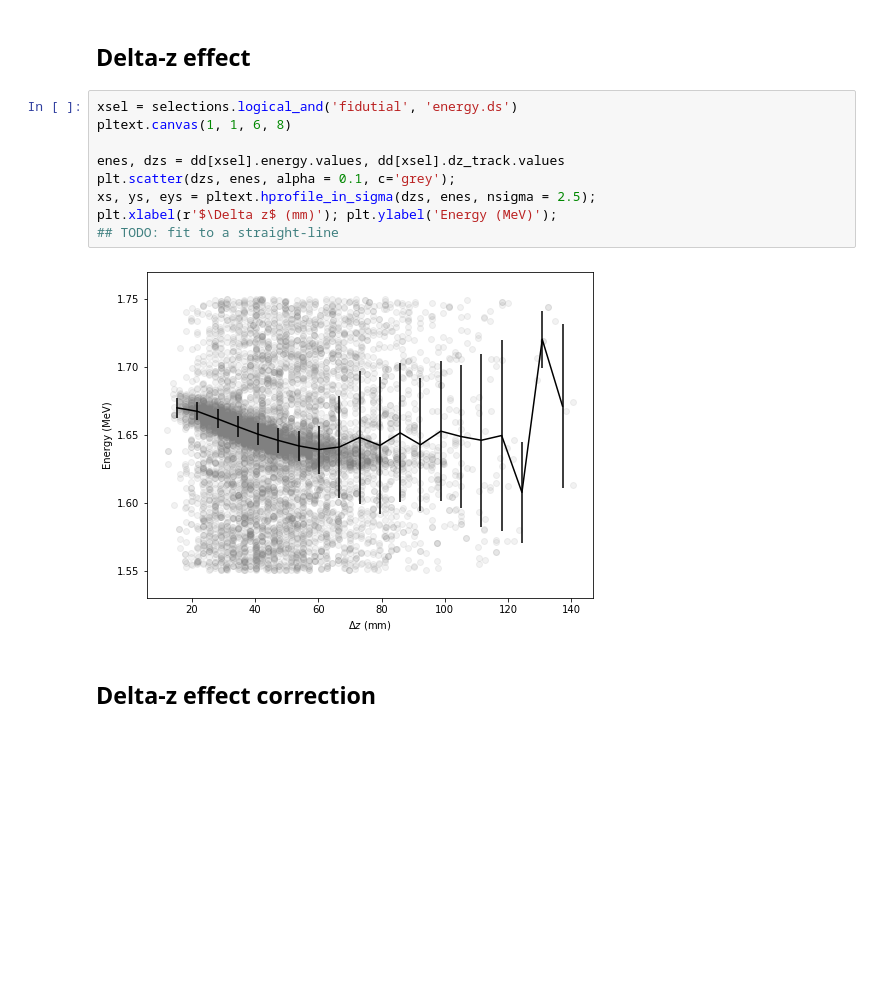
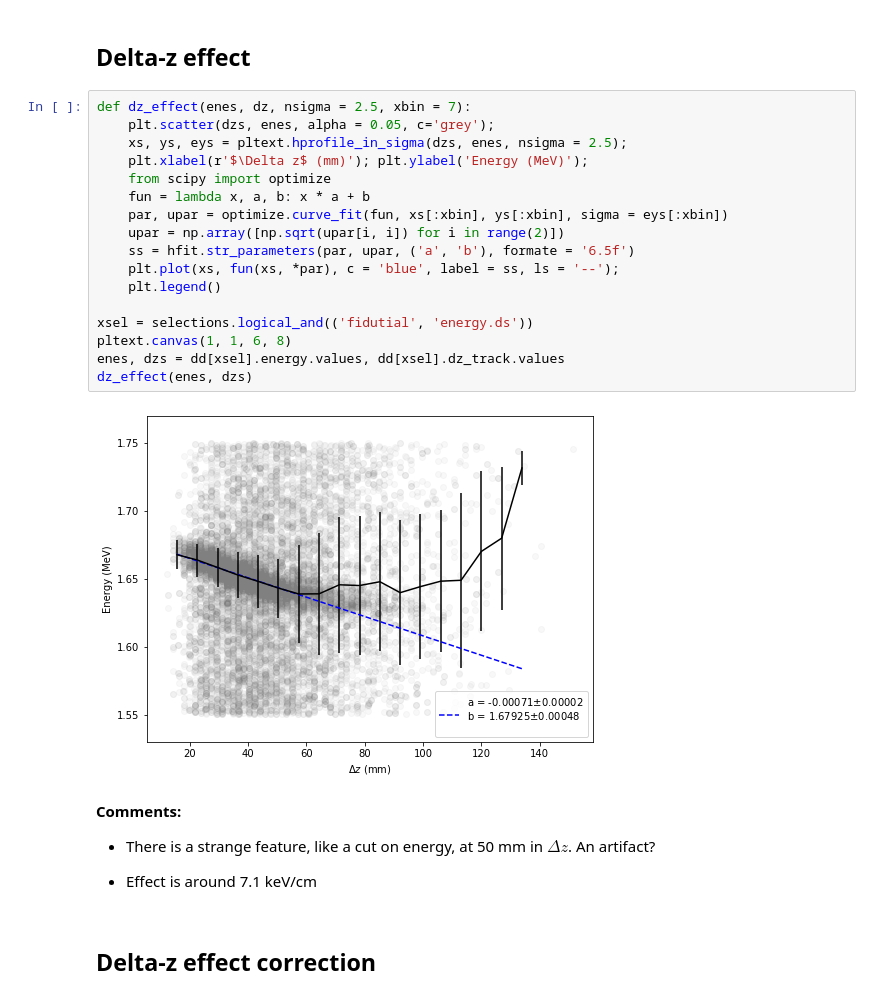
Before and after one commit to jahernando/ICAROSNB, a Jupyter notebook: JAH/bes/dz_effect.ipynb, the cells around one changed output. Drawn from its saved outputs; the diff is of its cells as text; blank space fills up the shorter version.

```diff
--- a/JAH/bes/dz_effect.ipynb
+++ b/JAH/bes/dz_effect.ipynb
@@ -81,16 +99,30 @@ selections :  ['numb_of_tracks.one', 'nS2', 'energy', 'energy.cs', 'energy.ds',
 # %% [markdown]
 ## Delta-z effect
-# %%
-xsel = selections.logical_and('fidutial', 'energy.ds')
-pltext.canvas(1, 1, 6, 8)
-
-enes, dzs = dd[xsel].energy.values, dd[xsel].dz_track.values
-plt.scatter(dzs, enes, alpha = 0.1, c='grey');
-xs, ys, eys = pltext.hprofile_in_sigma(dzs, enes, nsigma = 2.5);
-plt.xlabel(r'$\Delta z$ (mm)'); plt.ylabel('Energy (MeV)');
-## TODO: fit to a straight-line
-# %% [output]
-[figure, removed]
+# %%
+def dz_effect(enes, dz, nsigma = 2.5, xbin = 7):
+    plt.scatter(dzs, enes, alpha = 0.05, c='grey');
+    xs, ys, eys = pltext.hprofile_in_sigma(dzs, enes, nsigma = 2.5);
+    plt.xlabel(r'$\Delta z$ (mm)'); plt.ylabel('Energy (MeV)');
+    from scipy import optimize
+    fun = lambda x, a, b: x * a + b
+    par, upar = optimize.curve_fit(fun, xs[:xbin], ys[:xbin], sigma = eys[:xbin])
+    upar = np.array([np.sqrt(upar[i, i]) for i in range(2)])
+    ss = hfit.str_parameters(par, upar, ('a', 'b'), formate = '6.5f')
+    plt.plot(xs, fun(xs, *par), c = 'blue', label = ss, ls = '--');
+    plt.legend()
+
+xsel = selections.logical_and(('fidutial', 'energy.ds'))
+pltext.canvas(1, 1, 6, 8)
+enes, dzs = dd[xsel].energy.values, dd[xsel].dz_track.values
+dz_effect(enes, dzs)
+# %% [output]
+[figure, added]
+# %% [markdown]
+**Comments:**
+
+ * There is a strange feature, like a cut on energy, at 50 mm in $\Delta z$. An artifact?
+
+ * Effect is around 7.1 keV/cm
 # %% [markdown]
 ## Delta-z effect correction
 # %%
```
Also changed, not shown: parts of 24 cells of this notebook.
